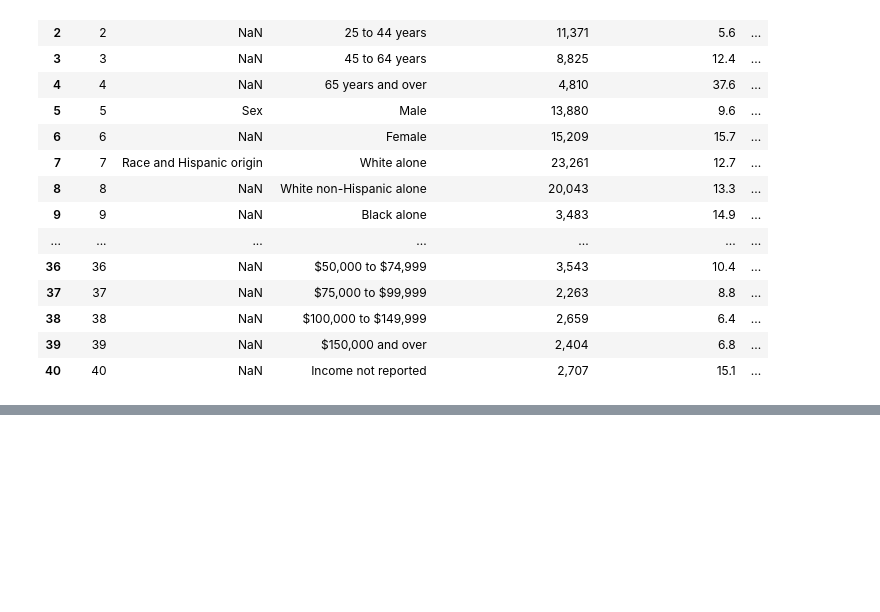
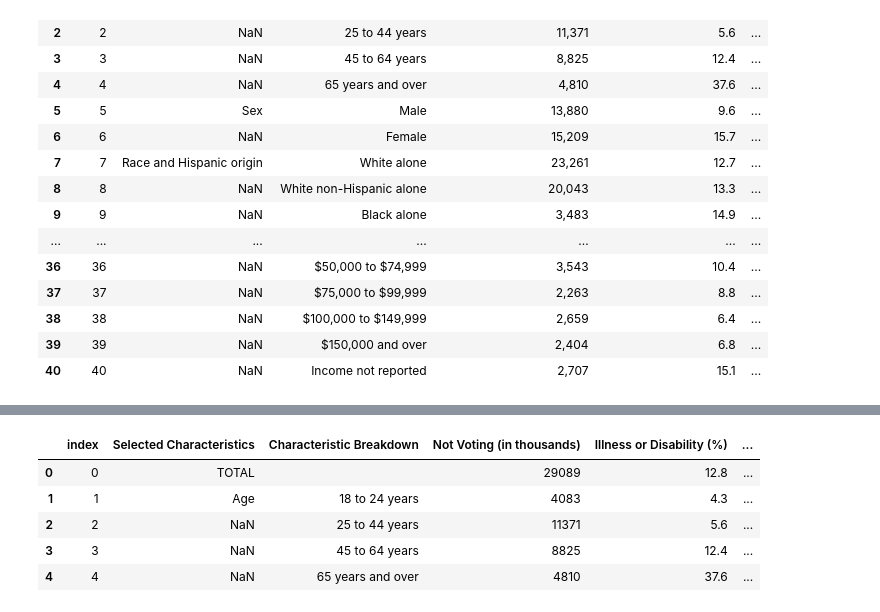
Before and after one commit to VallieTracy/Voter-Registration, a Jupyter notebook: Untitled.ipynb, the cells around one changed output, grey strips where cells are left out. Saved outputs shown, nothing was run; the diff lists cells and outputs as text; code cells hidden in the pictures; blank space fills up the shorter version.

Commit message:
next try writing a loop to change the NaN values to corresponsing Selected Characteristics

```diff
--- a/Untitled.ipynb
+++ b/Untitled.ipynb
@@ -63,7 +63,7 @@ noVote_2018 = noVote_2018.rename(columns = {"Table with row headers in columns A
                                             "Unnamed: 11": "Bad Weather Conditions (%)",
                                             "Unnamed: 12": "Inconvenient Polling Place (%)",
                                             "Unnamed: 13": "Other Reason (%)",
-                                            "Unnamed: 14": "Don't Know or Refused (%)"
+                                            "Unnamed: 14": "Dont Know or Refused (%)"
                                             })
 noVote_2018
 # %% [output]
@@ -174,0 +176,6 @@ noVote_2018
+# %%
+# Change 'Not Voting (in thousands)' column to deal with the comma
+noVote_2018['Not Voting (in thousands)'] = noVote_2018['Not Voting (in thousands)'].str.replace(',', '').astype(int)
+# %%
+# Change '-' cells with zeros (census specifies this is what the dashes mean)
+noVote_2018 = noVote_2018.iloc[:,:].replace('-', '0')
@@ -174,0 +228,9 @@ noVote_2018
+# %%
+noVote_2018.head()
+# %% [output]
+|  | index | Selected Characteristics | Characteristic Breakdown | Not Voting (in thousands) | Illness or Disability (%) | ... |
+| 0 | 0 | TOTAL |  | 29089 | 12.8 | ... |
+| 1 | 1 | Age | 18 to 24 years | 4083 | 4.3 | ... |
+| 2 | 2 | NaN | 25 to 44 years | 11371 | 5.6 | ... |
+| 3 | 3 | NaN | 45 to 64 years | 8825 | 12.4 | ... |
+| 4 | 4 | NaN | 65 years and over | 4810 | 37.6 | ... |
```
Also changed, not shown: parts of 6 cells of this notebook.
